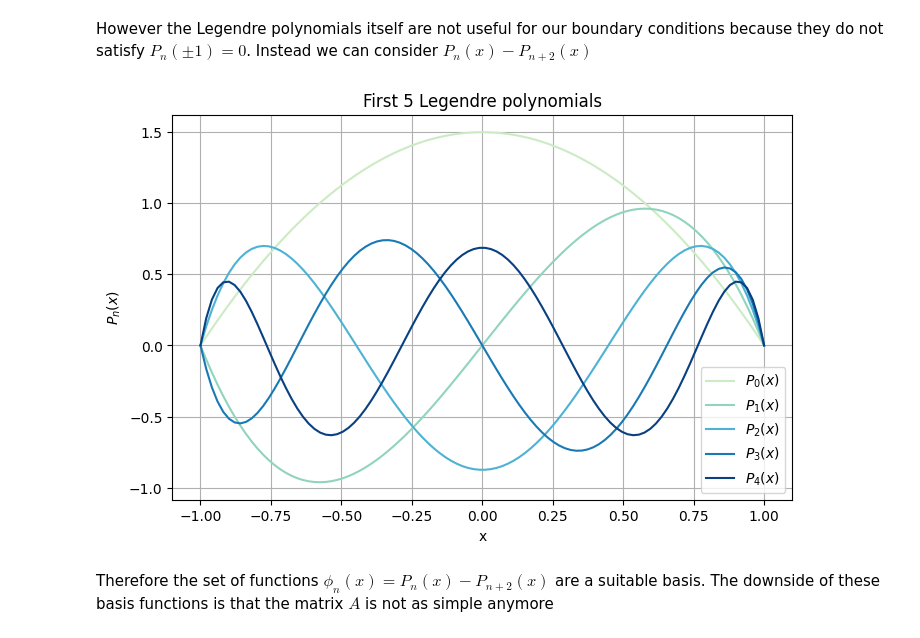
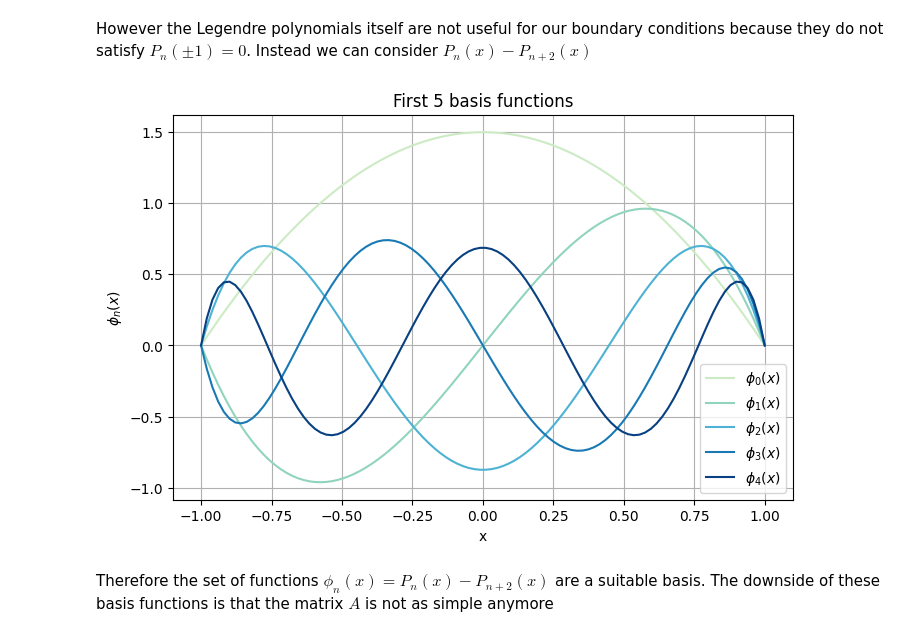
Before and after one commit to kilianroeth/galerkin-methods, a Jupyter notebook: spectral-galerkin.ipynb, the cells around one changed output. Cells and saved outputs as stored; diff of their text form; code cells hidden in the pictures.

Commit message:
done with hat functions and legendre polynomials for now

```diff
--- a/spectral-galerkin.ipynb
+++ b/spectral-galerkin.ipynb
@@ -36,18 +36,18 @@ def phi_spec(i, x):
 # %%
 N = 5
 x = np.linspace(-1,1,100)
 colors = plt.cm.GnBu(np.linspace(0.25, 1, N))
 plt.figure(figsize=(8,5))
 for n in range(5):
-    plt.plot(x, phi_spec(n, x), label=f'$P_{n}(x)$', color=colors[n])
+    plt.plot(x, phi_spec(n, x), label=rf'$\phi_{n}(x)$', color=colors[n])
 plt.xlabel('x')
-plt.ylabel('$P_n(x)$')
-plt.title('First 5 Legendre polynomials')
+plt.ylabel(rf'$\phi_n(x)$')
+plt.title('First 5 basis functions')
 plt.legend()
 plt.grid(True)
 plt.show()
 # %% [output]
-[figure, old version]
+[figure, new version]
 # %% [markdown]
 Therefore the set of functions $\phi_n(x) = P_n(x) - P_{n+2}(x)$ are a suitable basis. The downside of these basis functions is that the matrix $A$ is not as simple anymore
 # %%
```
Also changed, not shown: parts of 1 cell of this notebook, 2 other files.
